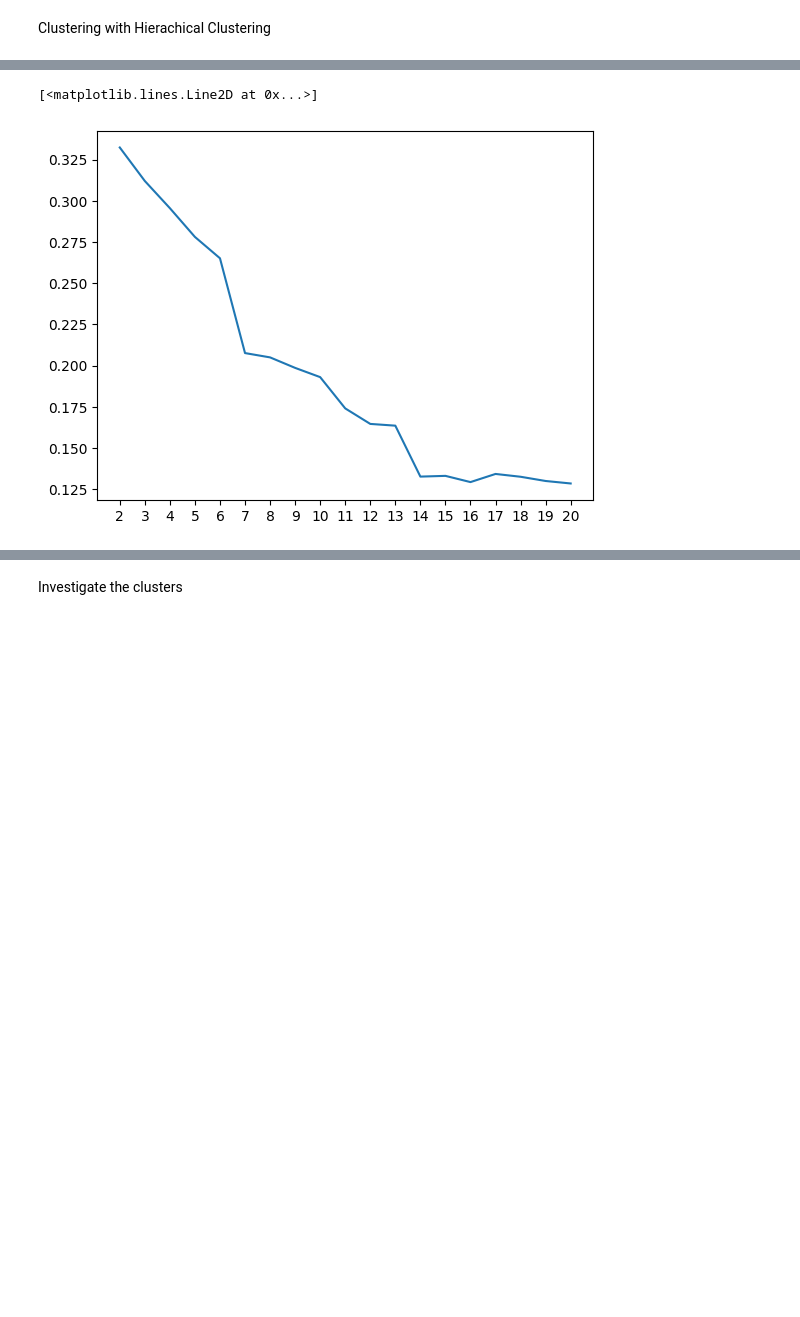
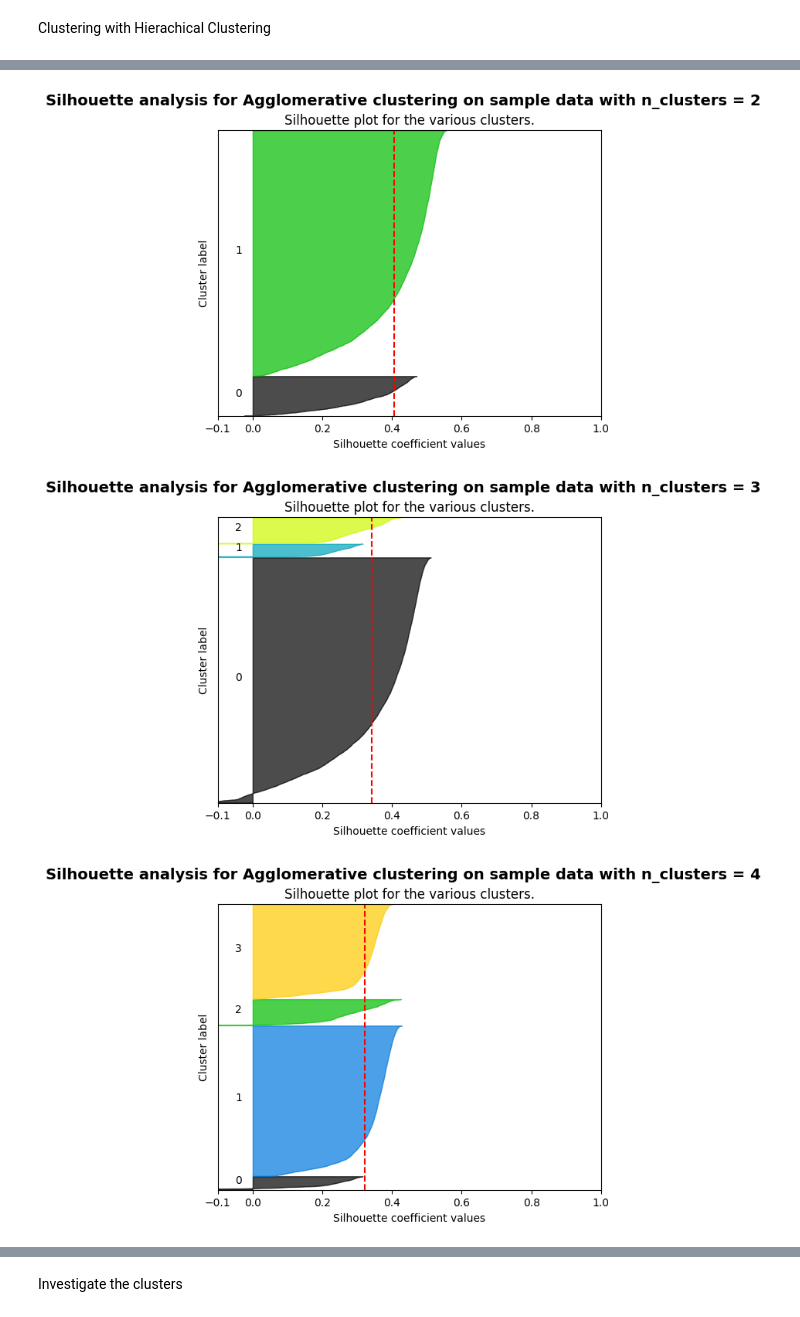
Before and after one commit to ninh-nd/spotify-rec, a Jupyter notebook: seed/data.ipynb, the cells around one changed output, grey strips where cells are left out. Saved outputs shown, nothing was run; the diff lists cells and outputs as text; code cells hidden in the pictures; blank space fills up the shorter version.

Commit message:
Update on scaling

```diff
--- a/seed/data.ipynb
+++ b/seed/data.ipynb
@@ -41,9 +41,10 @@ Box plot for features
 # %%
 
 # Scale tempo and loudness to [0, 1]
+temp = df.copy(deep=True)
 for col in ['loudness', 'tempo']:
-    df[col] = ((df[col] - df[col].min()) / (df[col].max() - df[col].min()))
-sns.boxplot(data=df[features])
+    temp[col] = ((temp[col] - temp[col].min()) / (temp[col].max() - temp[col].min()))
+sns.boxplot(data=temp[features])
 # Resize plot
 plt.gcf().set_size_inches(15, 8)
 plt.show()
@@ -75,0 +78,10 @@ sub_df.head()
+# %%
+from sklearn.preprocessing import MinMaxScaler
+# Scale tempo and loudness to [0, 1] using min-max scaling
+scaler = MinMaxScaler(feature_range=(0, 1))
+scaled_df = sub_df.copy(deep=True)
+scaled_df[['loudness', 'tempo']] = scaler.fit_transform(scaled_df[['loudness', 'tempo']])
+# Rescale time_signature to [0, 1] but counts in the frequency of each time signature
+freq = scaled_df['time_signature'].value_counts(normalize=True)
+scaled_df['time_signature'] = scaled_df['time_signature'].apply(lambda x: freq[x])
+scaled_df.head()
@@ -78,6 +97,6 @@ Clustering with Hierachical Clustering
 # %%
 import gower
 from sklearn.cluster import AgglomerativeClustering
-distance_matrix = gower.gower_matrix(sub_df)
+distance_matrix = gower.gower_matrix(scaled_df)
 distance_matrix
 # %% [output]
@@ -96,16 +115,35 @@ array([[0.        , 0.25913486, 0.22148186, ..., 0.29721215, 0.26279506,
         0.        ]], dtype=float32)
 # %%
-from sklearn.metrics import silhouette_score
+from sklearn.metrics import silhouette_score, silhouette_samples
 # Find the best number of clusters by plotting a graph of silhouette score
-scores = []
-k_cand = range(2, 21)
+k_cand = range(2, 6)
 for k in k_cand:
+    plt.xlim((-0.1, 1.0))
+    plt.ylim((0, len(distance_matrix) + (k + 1) * 10))
     model = AgglomerativeClustering(affinity='precomputed', linkage='complete', n_clusters=k)
     clusters = model.fit_predict(distance_matrix)
     score = silhouette_score(distance_matrix, clusters, metric='precomputed')
-    scores.append(score)
-plt.xticks(k_cand)
-plt.plot(k_cand, scores)
+    samples = silhouette_samples(distance_matrix, clusters, metric='precomputed')
+    y_lower = 10
+    for i in range(k):
+        ith_cluster_sil_values = samples[clusters == i]
+        ith_cluster_sil_values.sort()
+        size_cluster_i = ith_cluster_sil_values.shape[0]
+        y_upper = y_lower + size_cluster_i
+        color = plt.cm.nipy_spectral(float(i) / k)
+        plt.fill_betweenx(np.arange(y_lower, y_upper), 0, ith_cluster_sil_values, facecolor=color, edgecolor=color, alpha=0.7)
+        plt.text(-0.05, y_lower + 0.5 * size_cluster_i, str(i))
+        y_lower = y_upper + 10
+    plt.axvline(x=score, color="red", linestyle="--")
+    plt.yticks([])
+    plt.xticks([-0.1, 0, 0.2, 0.4, 0.6, 0.8, 1])
+    plt.title("Silhouette plot for the various clusters.")
+    plt.xlabel("Silhouette coefficient values")
+    plt.ylabel("Cluster label")
+    plt.suptitle(("Silhouette analysis for Agglomerative clustering on sample data "
+                    "with n_clusters = %d" % k), fontsize=14, fontweight='bold')
+    plt.show()
 # %% [output]
-[<matplotlib.lines.Line2D at 0x...>]
-[figure, old version]
+[figure, new version]
+[figure, added]
+[figure, added]
```
Also changed, not shown: parts of 20 cells of this notebook.
